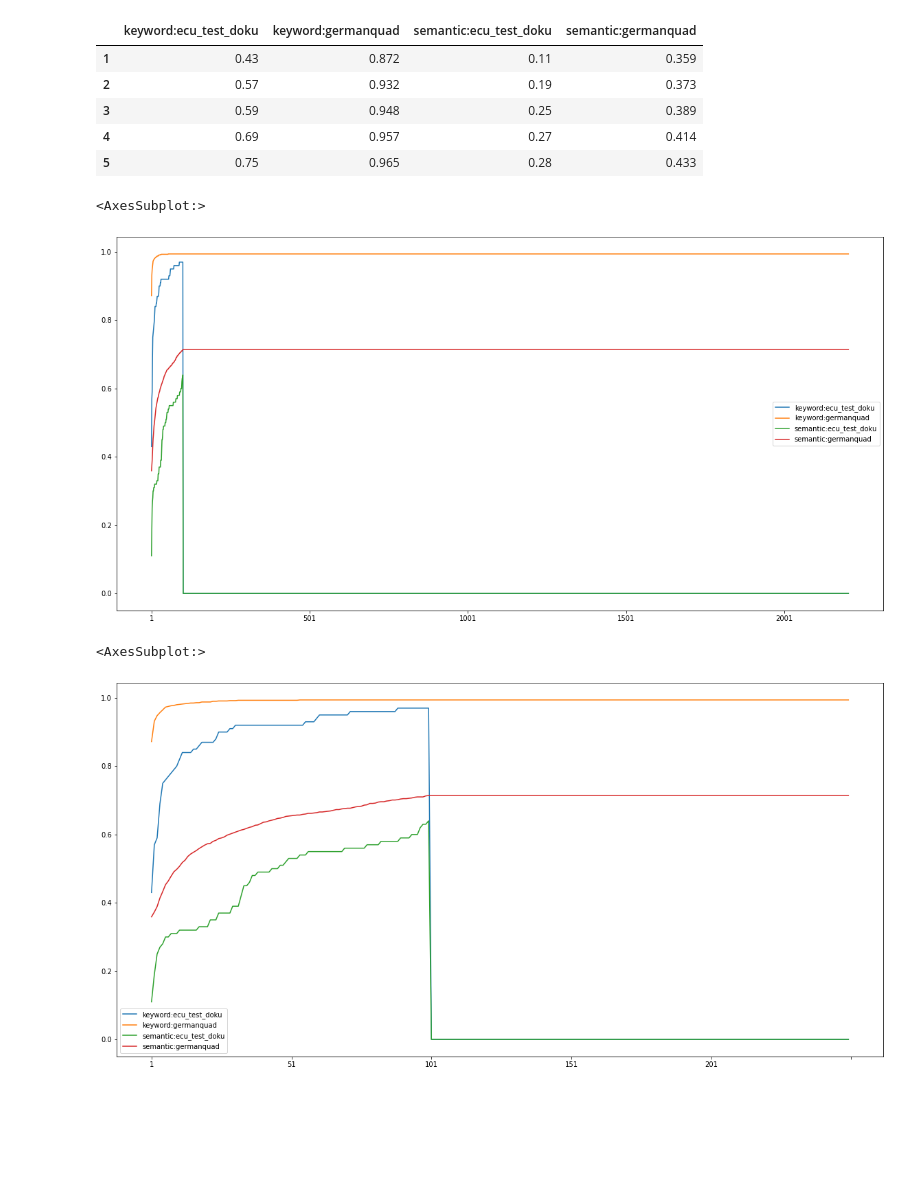
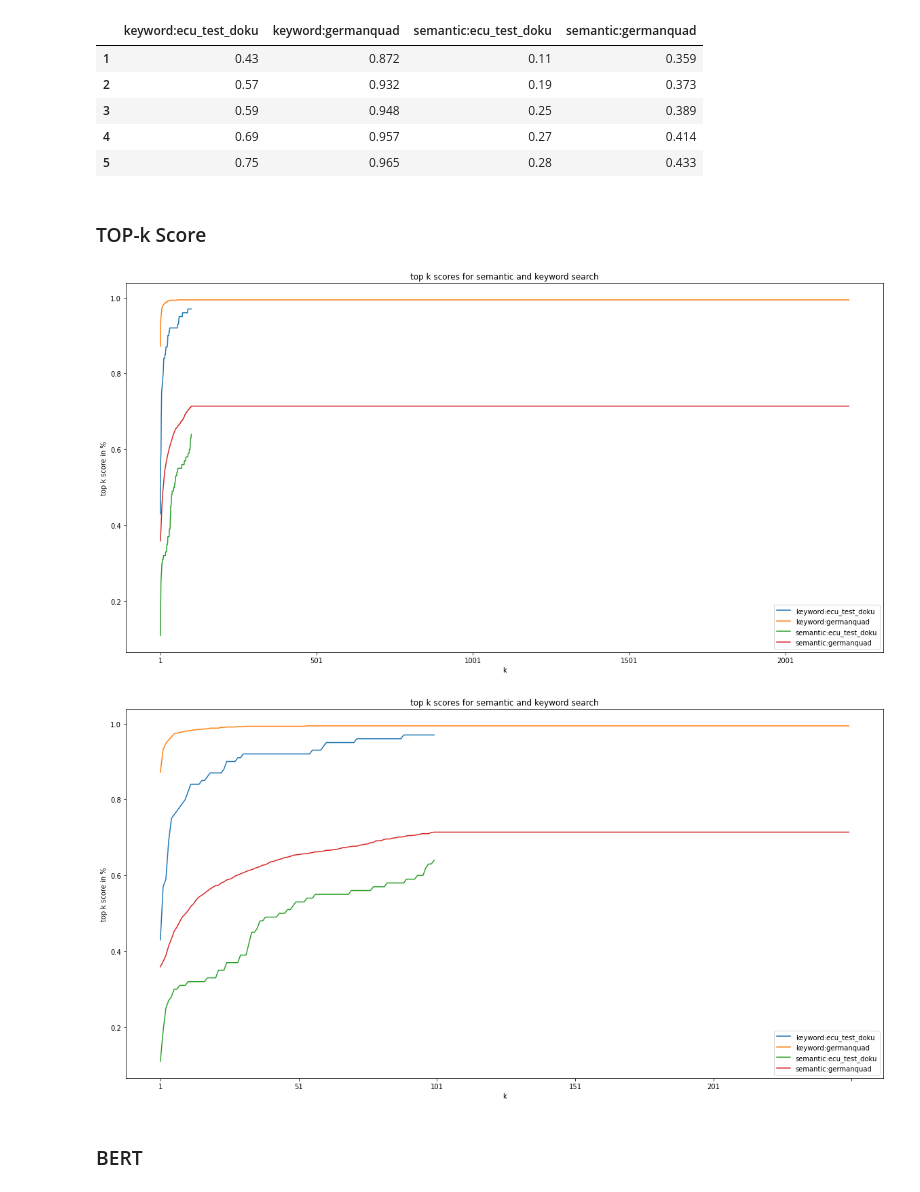
Before and after one commit to quaseldoku/QuaselDoku, a Jupyter notebook: notebooks/method_evaluation.ipynb, the cells around one changed output. Drawn from its saved outputs; the diff is of its cells as text; code cells hidden in the pictures; blank space fills up the shorter version.

```diff
--- a/notebooks/method_evaluation.ipynb
+++ b/notebooks/method_evaluation.ipynb
@@ -23,7 +25,7 @@ dataset
  'semantic:germanquad']
 # %%
 # replace nas
-_res = _res.fillna(0)
+# _res = _res.fillna(0)
 _res.head(5)
 # %% [output]
 |  | 1 | 2 | 3 | 4 | 5 | 6 | 7 | 8 | 9 | 10 | ... | ... |
@@ -46,13 +48,17 @@ _res.head()
 | 3 | 0.59 | 0.948 | 0.25 | 0.389 |
 | 4 | 0.69 | 0.957 | 0.27 | 0.414 |
 | 5 | 0.75 | 0.965 | 0.28 | 0.433 |
+# %% [markdown]
+### TOP-k Score
 # %%
-_res.plot(figsize=(20, 10))
+_ = _res.plot(figsize=(20, 10), title='top k scores for semantic and keyword search',
+          xlabel='k', ylabel='top k score in %')
 # %% [output]
-<AxesSubplot:>
-[figure, old version]
+[figure, new version]
 # %%
-_res[:250].plot(figsize=(20, 10))
+_ = _res[:250].plot(figsize=(20, 10), title='top k scores for semantic and keyword search',
+          xlabel='k', ylabel='top k score in %')
 # %% [output]
-<AxesSubplot:>
-[figure, old version]
+[figure, new version]
+# %% [markdown]
+### BERT
```
Also changed, not shown: parts of 6 cells of this notebook, 4 other files.
